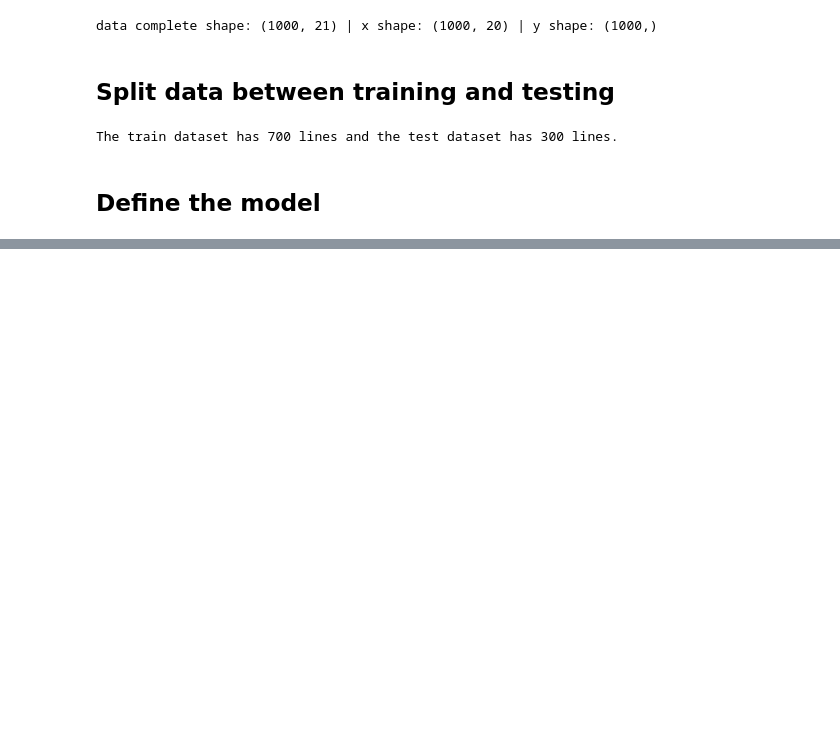
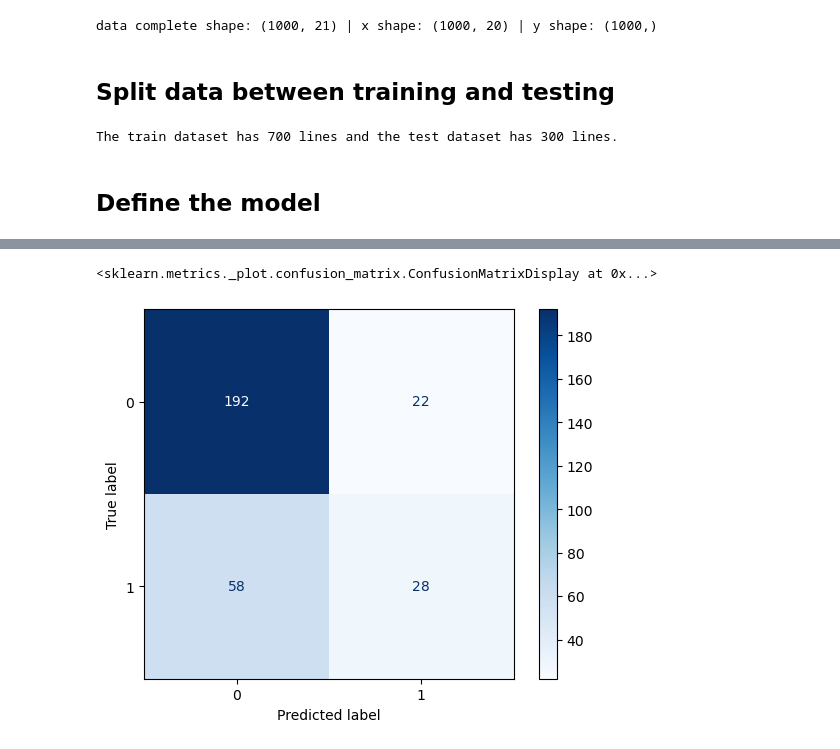
Before and after one commit to BrunoASNascimento/ml_study, a Jupyter notebook: logistic_regression/machine-learning-credit-scoring.ipynb, the cells around one changed output, grey strips where cells are left out. Saved outputs shown, nothing was run; the diff lists cells and outputs as text; code cells hidden in the pictures; blank space fills up the shorter version.

Commit message:
Confusion matrix

```diff
--- a/logistic_regression/machine-learning-credit-scoring.ipynb
+++ b/logistic_regression/machine-learning-credit-scoring.ipynb
@@ -164,5 +169,10 @@ The train dataset has 700 lines and the test dataset has 300 lines.
 # %% [markdown]
 ## Define the model
 # %%
-model = LogisticRegression(max_iter=1000, random_state=SEED)
-model.fit(x_train, y_train)
+def build_model(x_train, y_train):
+    model = LogisticRegression(
+        max_iter=1000,
+        random_state=SEED
+    )
+    model.fit(x_train, y_train)
+    return model
@@ -171 +179,3 @@ LogisticRegression(max_iter=1000, random_state=77)
+# %%
+model_lr = build_model(x_train, y_train)
 # %%
@@ -178,9 +188,10 @@ kf.get_n_splits(x)
 
 for i, (train_index, test_index) in enumerate(kf.split(x)):
     print(f"Fold {i}:")
-    x_train, x_test, y_train, y_test = (
+    x_train_kf, x_test_kf, y_train_kf, y_test_kf = (
         x.loc[train_index], x.loc[test_index], y.loc[train_index], y.loc[test_index])
-    model.fit(x_train, y_train)
-    print(f'The model score is {model.score(x_test, y_test):.2%}')
+    model_lr_kf = build_model(x_train_kf, y_train_kf)
+    print(
+        f'The model score is {model_lr_kf.score(x_train_kf, y_train_kf):.2%}')
 # %% [output]
 Fold 0:
@@ -195,0 +207,3 @@ The model score is 71.50%
+# %%
+predicts = model_lr.predict(x_test)
+predicts
@@ -195,0 +238,9 @@ The model score is 71.50%
+# %%
+# confusion_matrix = plot_confusion_matrix(model_lr, x_test, y_test,cmap=plt.cm.Blues,values_format='.3g') # Old version
+
+confusion_matrix_model = confusion_matrix(y_test, predicts)
+display_confusion_matrix = ConfusionMatrixDisplay(confusion_matrix_model, display_labels=model_lr.classes_)
+display_confusion_matrix.plot(cmap=plt.cm.Blues,values_format='.3g')
+# %% [output]
+<sklearn.metrics._plot.confusion_matrix.ConfusionMatrixDisplay at 0x...>
+[figure, added]
```
Also changed, not shown: parts of 9 cells of this notebook.
